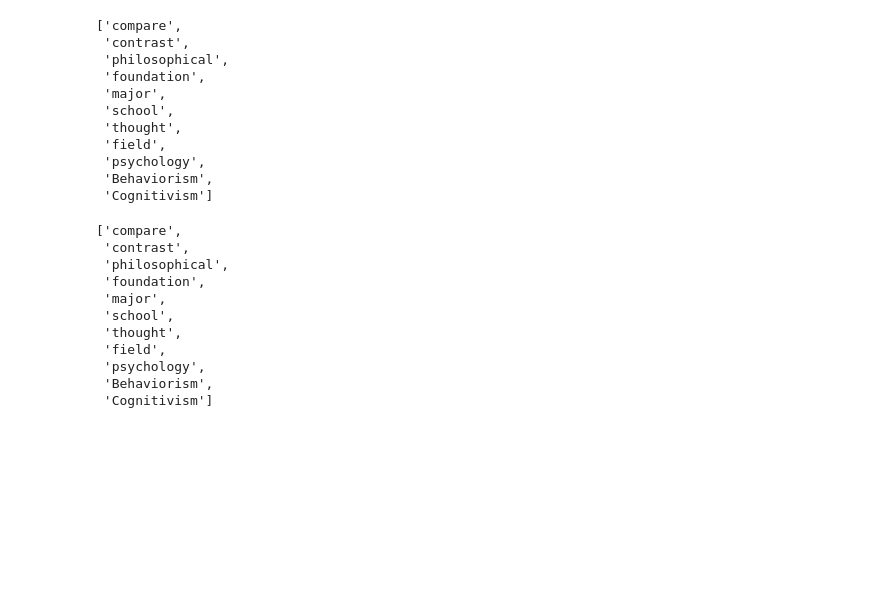
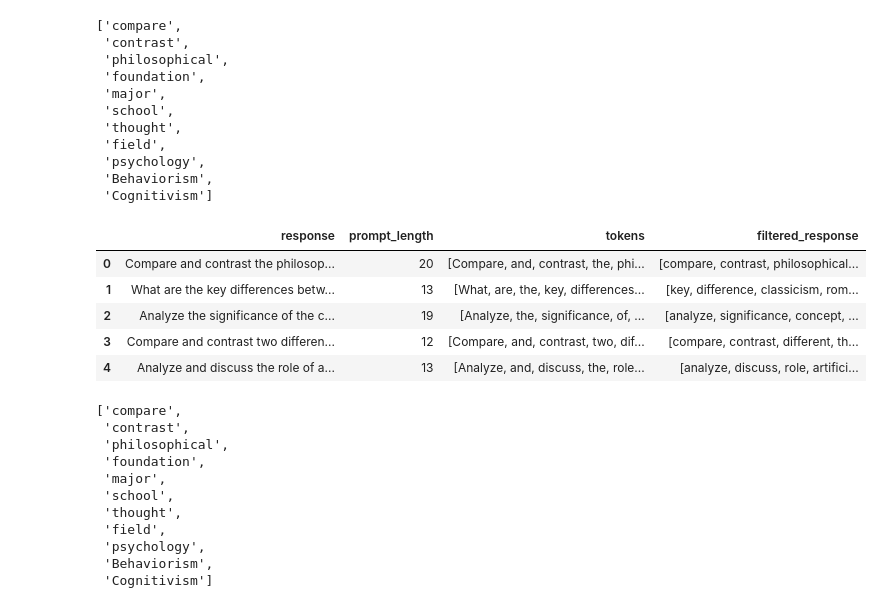
Before and after one commit to Ahmed8501/NLP_Project, a Jupyter notebook: NLP_Project.ipynb, the cells around one changed output. Drawn from its saved outputs; the diff is of its cells as text; code cells hidden in the pictures; blank space fills up the shorter version.

```diff
--- a/NLP_Project.ipynb
+++ b/NLP_Project.ipynb
@@ -236,3 +234,12 @@ filtered_responses[0]
+# %%
+df.head()
+# %% [output]
+|  | response | prompt_length | tokens | filtered_response |
+| 0 | Compare and contrast the philosop... | 20 | [Compare, and, contrast, the, phi... | [compare, contrast, philosophical... |
+| 1 | What are the key differences betw... | 13 | [What, are, the, key, differences... | [key, difference, classicism, rom... |
+| 2 | Analyze the significance of the c... | 19 | [Analyze, the, significance, of, ... | [analyze, significance, concept, ... |
+| 3 | Compare and contrast two differen... | 12 | [Compare, and, contrast, two, dif... | [compare, contrast, different, th... |
+| 4 | Analyze and discuss the role of a... | 13 | [Analyze, and, discuss, the, role... | [analyze, discuss, role, artifici... |
 # %%
 # Remove punctuation
 punctuations = "?:!.,;"
```
Also changed, not shown: parts of 41 cells of this notebook.
